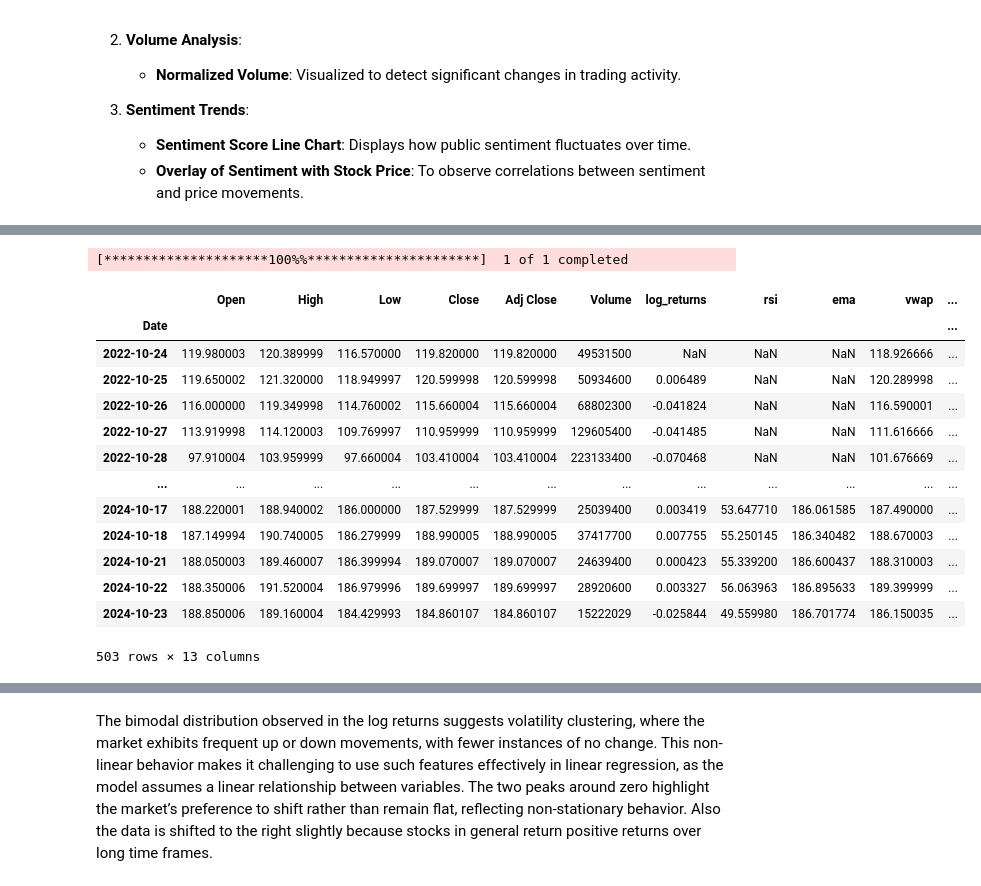
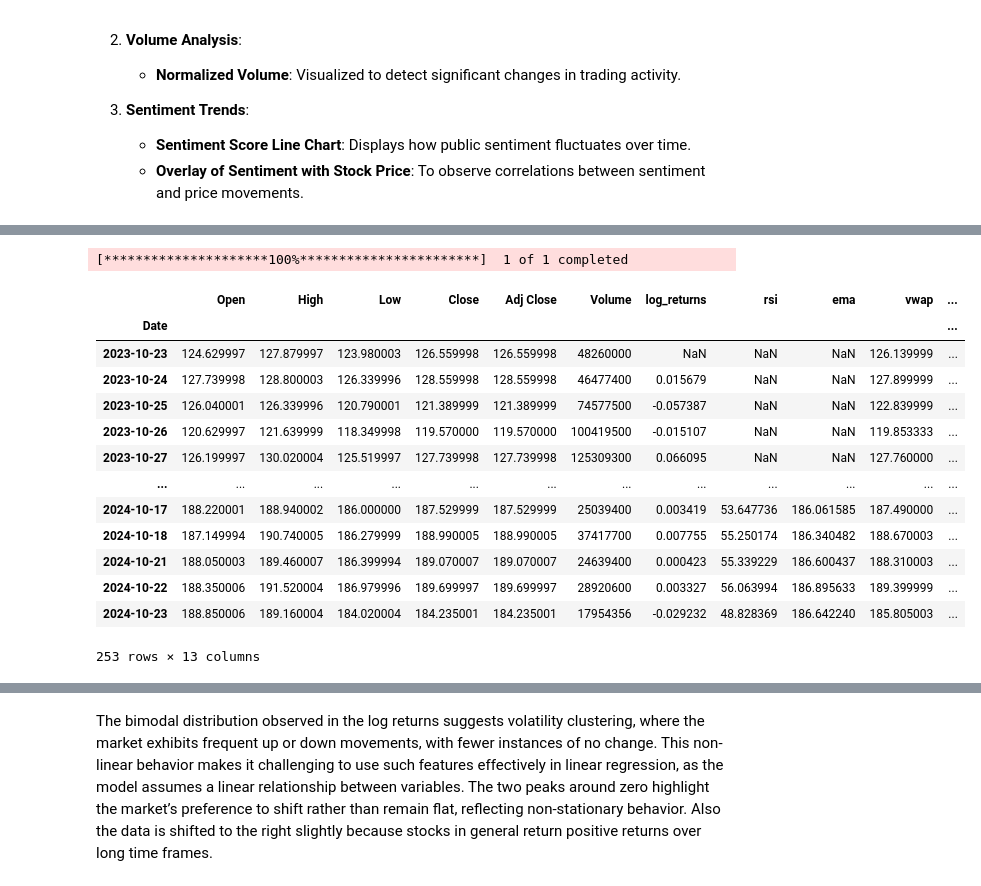
Before and after one commit to DiegoCico/DS3000_FinalProject, a Jupyter notebook: Phase II.ipynb, the cells around one changed output, grey strips where cells are left out. Saved outputs shown, nothing was run; the diff lists cells and outputs as text; code cells hidden in the pictures.

```diff
--- a/Phase II.ipynb
+++ b/Phase II.ipynb
@@ -230,7 +245,7 @@ def articles_to_sentiment_arr(articles: list) -> np.ndarray:
 # %%
 # Example usage
 stock = 'AMZN'
-period = '2y'
+period = '1y'
 interval = '1d'
 
 # Fetch stock data
@@ -251,47 +266,49 @@ article_list = get_latest_news_yahoo(stock)
 article_list_sent = add_sentiment_scores_to_articles(article_list)
 aggregated_sentiment_arr = articles_to_sentiment_arr(article_list_sent)
 
 # Add calculated fields to stock dataframe
 stock_df = stock_ohlc
 stock_df['log_returns'] = log_returns_arr
 stock_df['rsi'] = technical_indicators_dict['rsi']
 stock_df['ema'] = technical_indicators_dict['ema']
 stock_df['vwap'] = technical_indicators_dict['vwap']
 stock_df['adx'] = technical_indicators_dict['adx']
 stock_df['normalized_volume'] = technical_indicators_dict['normalized_volume']
 
 # Handle mismatch between stock data and sentiment array (apply padding or repetition)
 if len(aggregated_sentiment_arr) < len(stock_df):
     # Use np.pad to fill missing values with NaN
     padded_sentiment_arr = np.pad(aggregated_sentiment_arr, (0, len(stock_df) - len(aggregated_sentiment_arr)), 'constant', constant_values=np.nan)
 else:
     padded_sentiment_arr = aggregated_sentiment_arr[:len(stock_df)]
 
 # Add the sentiment array to the stock DataFrame
-stock_df['sentiment_score'] = padded_sentiment_arr
+stock_df['sentiment_score'] = pd.Series(padded_sentiment_arr)
+stock_df['sentiment_score'] = stock_df['sentiment_score'].fillna(0)
+
 
 # Drop Nan values from DF
 # do this when sentiment is fixed
 #stock_df = stock_df.dropna()
 
 # Display the final dataframe
 stock_df
 # %% [output]
-[*********************100%%**********************]  1 of 1 completed
+[*********************100%***********************]  1 of 1 completed
 |  | Open | High | Low | Close | Adj Close | Volume | log_returns | rsi | ema | vwap | ... |
 | Date |  |  |  |  |  |  |  |  |  |  | ... |
-| 2022-10-24 | 119.980003 | 120.389999 | 116.570000 | 119.820000 | 119.820000 | 49531500 | NaN | NaN | NaN | 118.926666 | ... |
-| 2022-10-25 | 119.650002 | 121.320000 | 118.949997 | 120.599998 | 120.599998 | 50934600 | 0.006489 | NaN | NaN | 120.289998 | ... |
-| 2022-10-26 | 116.000000 | 119.349998 | 114.760002 | 115.660004 | 115.660004 | 68802300 | -0.041824 | NaN | NaN | 116.590001 | ... |
-| 2022-10-27 | 113.919998 | 114.120003 | 109.769997 | 110.959999 | 110.959999 | 129605400 | -0.041485 | NaN | NaN | 111.616666 | ... |
-| 2022-10-28 | 97.910004 | 103.959999 | 97.660004 | 103.410004 | 103.410004 | 223133400 | -0.070468 | NaN | NaN | 101.676669 | ... |
+| 2023-10-23 | 124.629997 | 127.879997 | 123.980003 | 126.559998 | 126.559998 | 48260000 | NaN | NaN | NaN | 126.139999 | ... |
+| 2023-10-24 | 127.739998 | 128.800003 | 126.339996 | 128.559998 | 128.559998 | 46477400 | 0.015679 | NaN | NaN | 127.899999 | ... |
+| 2023-10-25 | 126.040001 | 126.339996 | 120.790001 | 121.389999 | 121.389999 | 74577500 | -0.057387 | NaN | NaN | 122.839999 | ... |
+| 2023-10-26 | 120.629997 | 121.639999 | 118.349998 | 119.570000 | 119.570000 | 100419500 | -0.015107 | NaN | NaN | 119.853333 | ... |
+| 2023-10-27 | 126.199997 | 130.020004 | 125.519997 | 127.739998 | 127.739998 | 125309300 | 0.066095 | NaN | NaN | 127.760000 | ... |
 | ... | ... | ... | ... | ... | ... | ... | ... | ... | ... | ... | ... |
-| 2024-10-17 | 188.220001 | 188.940002 | 186.000000 | 187.529999 | 187.529999 | 25039400 | 0.003419 | 53.647710 | 186.061585 | 187.490000 | ... |
-| 2024-10-18 | 187.149994 | 190.740005 | 186.279999 | 188.990005 | 188.990005 | 37417700 | 0.007755 | 55.250145 | 186.340482 | 188.670003 | ... |
-| 2024-10-21 | 188.050003 | 189.460007 | 186.399994 | 189.070007 | 189.070007 | 24639400 | 0.000423 | 55.339200 | 186.600437 | 188.310003 | ... |
-| 2024-10-22 | 188.350006 | 191.520004 | 186.979996 | 189.699997 | 189.699997 | 28920600 | 0.003327 | 56.063963 | 186.895633 | 189.399999 | ... |
-| 2024-10-23 | 188.850006 | 189.160004 | 184.429993 | 184.860107 | 184.860107 | 15222029 | -0.025844 | 49.559980 | 186.701774 | 186.150035 | ... |
+| 2024-10-17 | 188.220001 | 188.940002 | 186.000000 | 187.529999 | 187.529999 | 25039400 | 0.003419 | 53.647736 | 186.061585 | 187.490000 | ... |
+| 2024-10-18 | 187.149994 | 190.740005 | 186.279999 | 188.990005 | 188.990005 | 37417700 | 0.007755 | 55.250174 | 186.340482 | 188.670003 | ... |
+| 2024-10-21 | 188.050003 | 189.460007 | 186.399994 | 189.070007 | 189.070007 | 24639400 | 0.000423 | 55.339229 | 186.600437 | 188.310003 | ... |
+| 2024-10-22 | 188.350006 | 191.520004 | 186.979996 | 189.699997 | 189.699997 | 28920600 | 0.003327 | 56.063994 | 186.895633 | 189.399999 | ... |
+| 2024-10-23 | 188.850006 | 189.160004 | 184.020004 | 184.235001 | 184.235001 | 17954356 | -0.029232 | 48.828369 | 186.642240 | 185.805003 | ... |
-503 rows × 13 columns
+253 rows × 13 columns
 # %%
 import matplotlib.pyplot as plt
 
```
Also changed, not shown: parts of 2 cells of this notebook.
